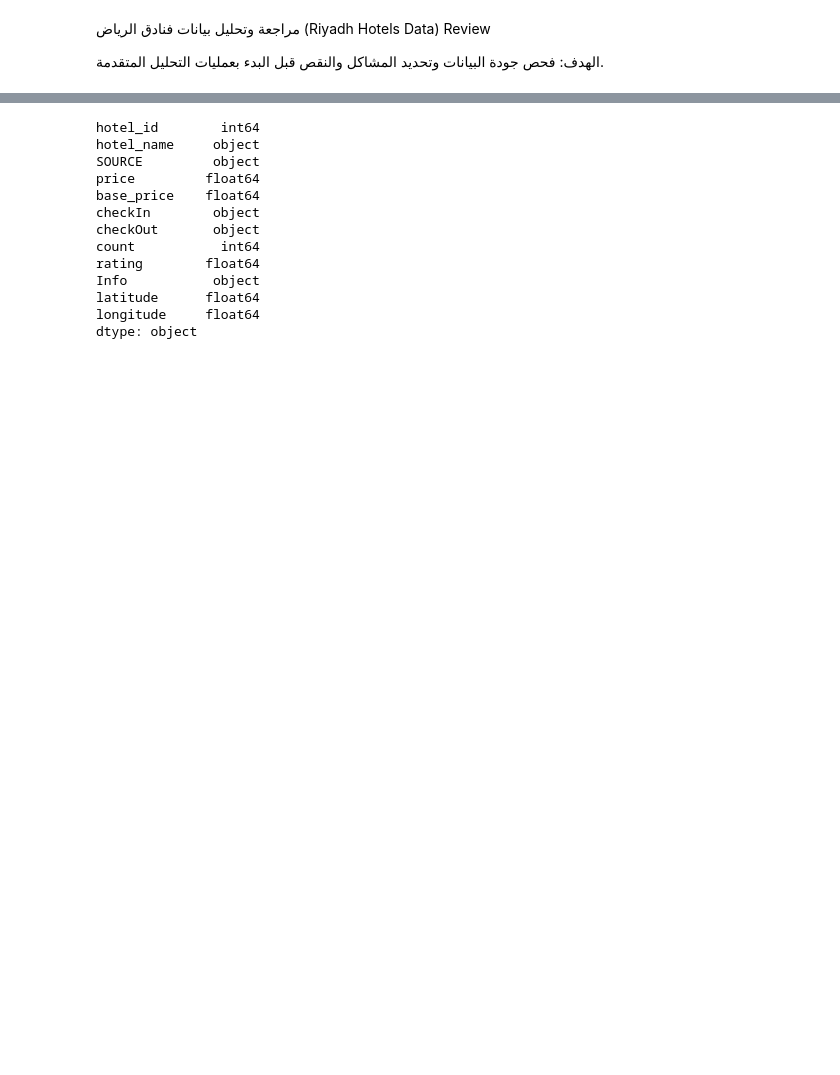
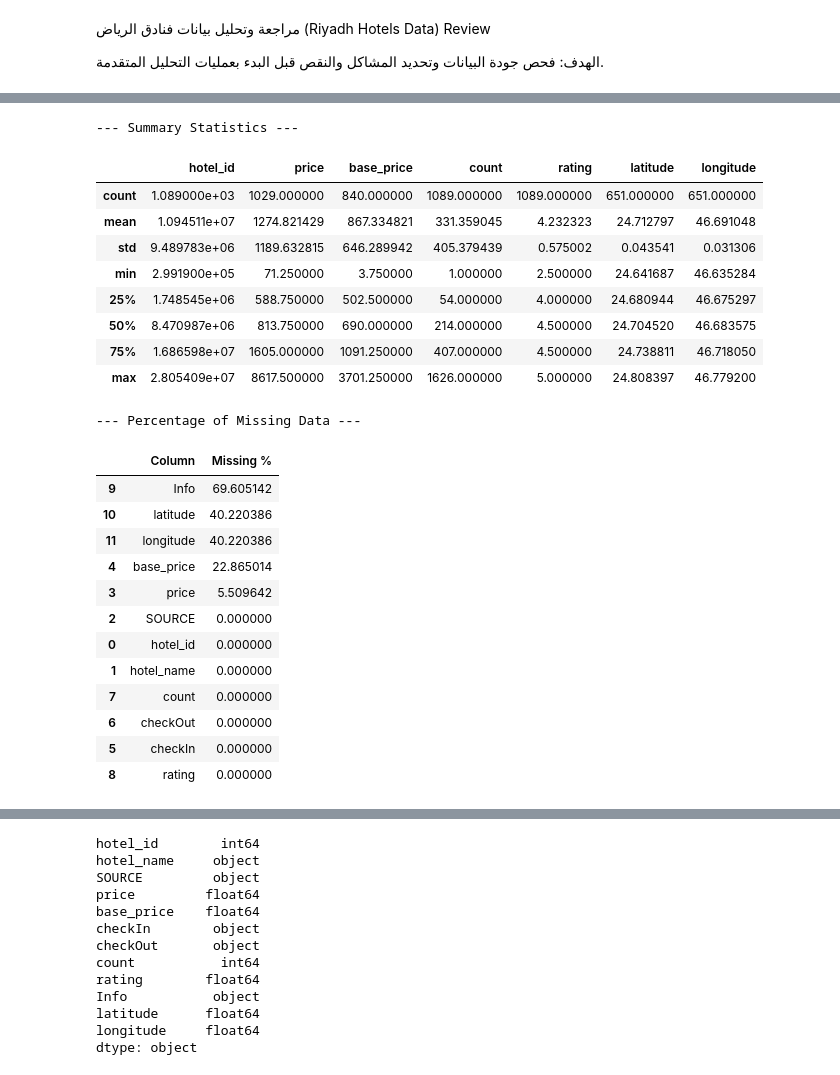
Before and after one commit to ghaida-alsalamah/GoRiyadh-Project, a Jupyter notebook: Task_2_Hotels.ipynb, the cells around one changed output, grey strips where cells are left out. Saved outputs shown, nothing was run; the diff lists cells and outputs as text; code cells hidden in the pictures; blank space fills up the shorter version.

```diff
--- a/Task_2_Hotels.ipynb
+++ b/Task_2_Hotels.ipynb
@@ -47,0 +26,35 @@ dtype: int64
+# %%
+
+print("--- Summary Statistics ---")
+display(df.describe())
+
+
+missing_pct = (df.isnull().sum() / len(df)) * 100
+missing_df = pd.DataFrame({'Column': missing_pct.index, 'Missing %': missing_pct.values})
+print("\n--- Percentage of Missing Data ---")
+display(missing_df.sort_values(by='Missing %', ascending=False))
+# %% [output]
+--- Summary Statistics ---
+|  | hotel_id | price | base_price | count | rating | latitude | longitude |
+| count | 1.089000e+03 | 1029.000000 | 840.000000 | 1089.000000 | 1089.000000 | 651.000000 | 651.000000 |
+| mean | 1.094511e+07 | 1274.821429 | 867.334821 | 331.359045 | 4.232323 | 24.712797 | 46.691048 |
+| std | 9.489783e+06 | 1189.632815 | 646.289942 | 405.379439 | 0.575002 | 0.043541 | 0.031306 |
+| min | 2.991900e+05 | 71.250000 | 3.750000 | 1.000000 | 2.500000 | 24.641687 | 46.635284 |
+| 25% | 1.748545e+06 | 588.750000 | 502.500000 | 54.000000 | 4.000000 | 24.680944 | 46.675297 |
+| 50% | 8.470987e+06 | 813.750000 | 690.000000 | 214.000000 | 4.500000 | 24.704520 | 46.683575 |
+| 75% | 1.686598e+07 | 1605.000000 | 1091.250000 | 407.000000 | 4.500000 | 24.738811 | 46.718050 |
+| max | 2.805409e+07 | 8617.500000 | 3701.250000 | 1626.000000 | 5.000000 | 24.808397 | 46.779200 |
+--- Percentage of Missing Data ---
+|  | Column | Missing % |
+| 9 | Info | 69.605142 |
+| 10 | latitude | 40.220386 |
+| 11 | longitude | 40.220386 |
+| 4 | base_price | 22.865014 |
+| 3 | price | 5.509642 |
+| 2 | SOURCE | 0.000000 |
+| 0 | hotel_id | 0.000000 |
+| 1 | hotel_name | 0.000000 |
+| 7 | count | 0.000000 |
+| 6 | checkOut | 0.000000 |
+| 5 | checkIn | 0.000000 |
+| 8 | rating | 0.000000 |
```
Also changed, not shown: parts of 10 cells of this notebook.
